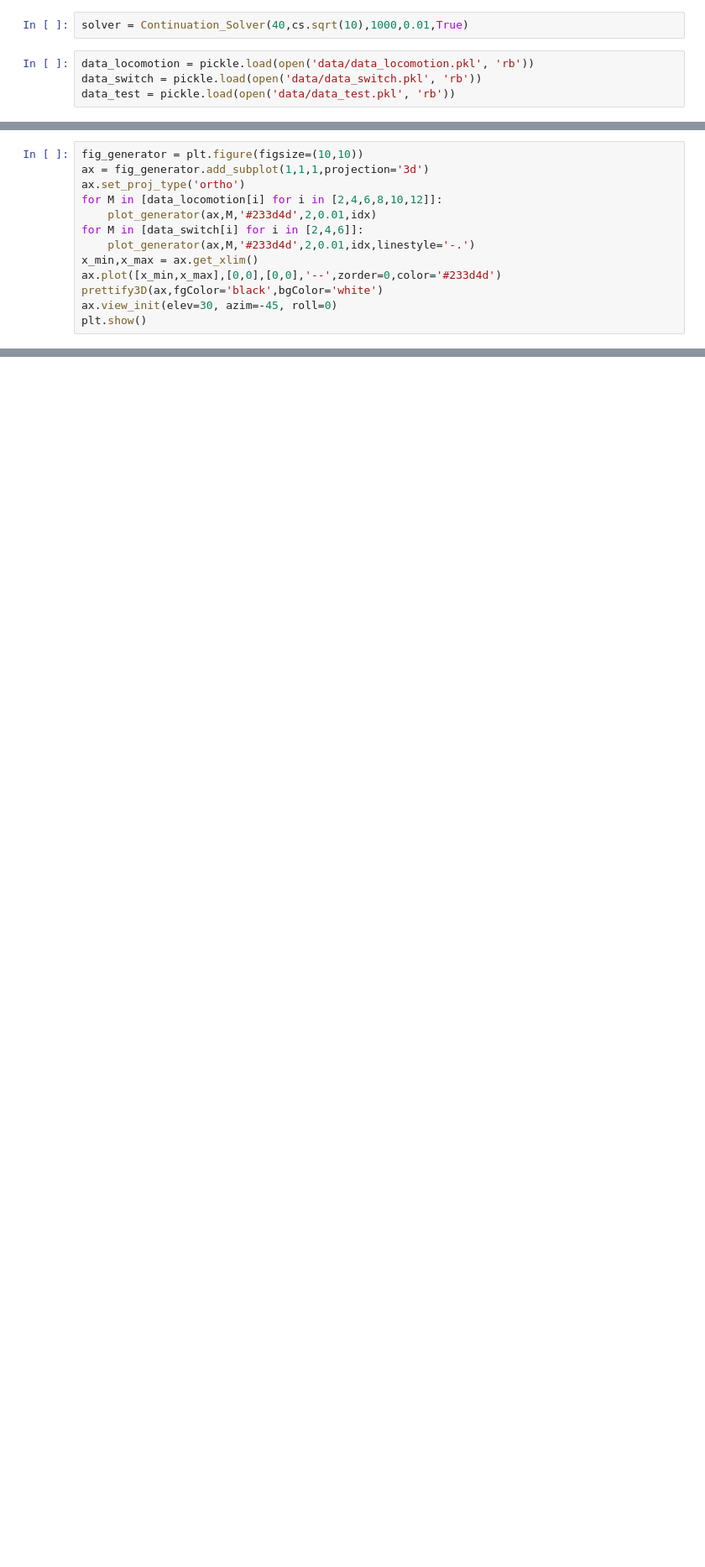
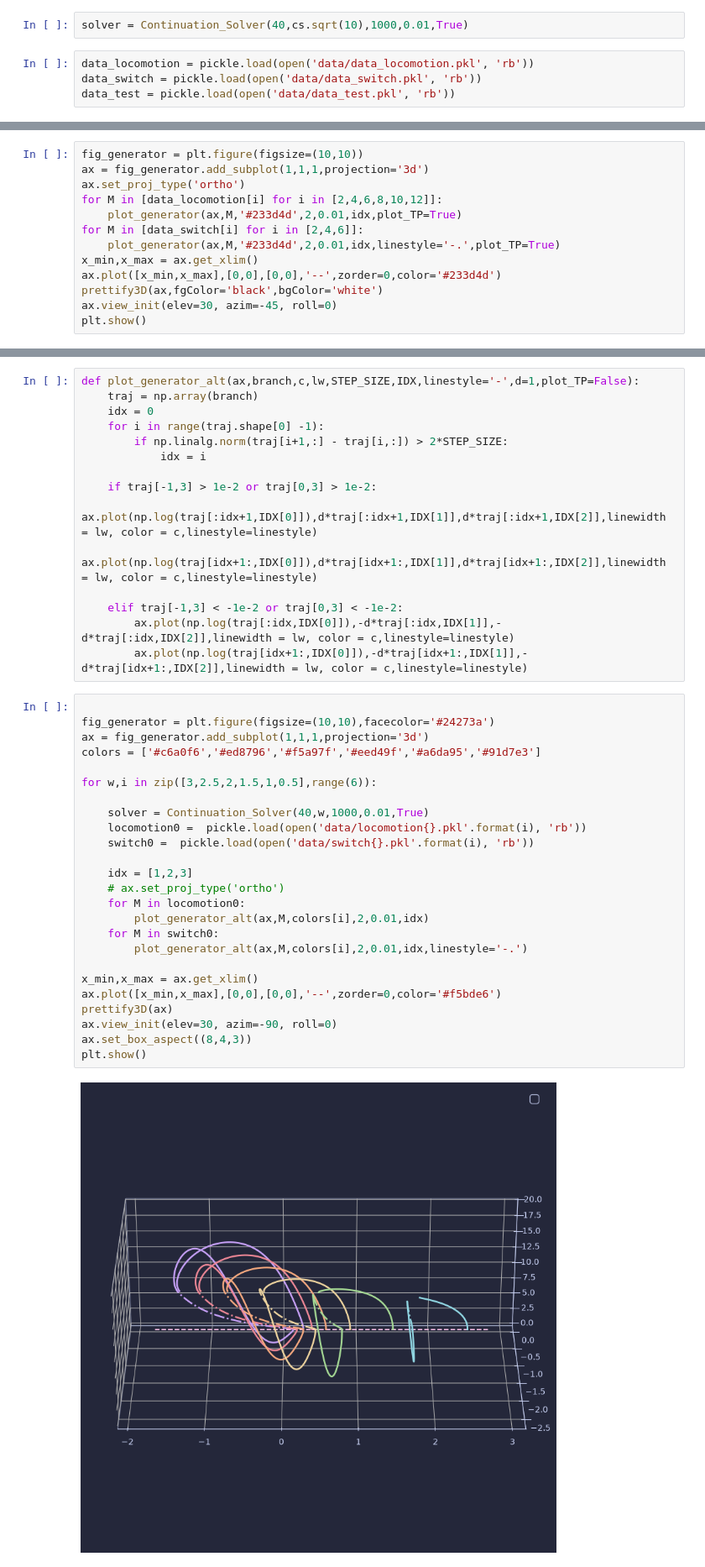
Before and after one commit to GLembrez/NMM-hopper, a Jupyter notebook: rendering.ipynb, the cells around one changed output, grey strips where cells are left out. Shown at 84% size. Saved outputs shown, nothing was run; the diff lists cells and outputs as text; blank space fills up the shorter version.

```diff
--- a/rendering.ipynb
+++ b/rendering.ipynb
@@ -138,9 +138,9 @@ fig_generator = plt.figure(figsize=(10,10))
 ax = fig_generator.add_subplot(1,1,1,projection='3d')
 ax.set_proj_type('ortho')
 for M in [data_locomotion[i] for i in [2,4,6,8,10,12]]:
-    plot_generator(ax,M,'#233d4d',2,0.01,idx)
+    plot_generator(ax,M,'#233d4d',2,0.01,idx,plot_TP=True)
 for M in [data_switch[i] for i in [2,4,6]]:
-    plot_generator(ax,M,'#233d4d',2,0.01,idx,linestyle='-.')
+    plot_generator(ax,M,'#233d4d',2,0.01,idx,linestyle='-.',plot_TP=True)
 x_min,x_max = ax.get_xlim()
 ax.plot([x_min,x_max],[0,0],[0,0],'--',zorder=0,color='#233d4d')
 prettify3D(ax,fgColor='black',bgColor='white')
@@ -236,0 +287,42 @@ ani.save("output/hopper.mp4", writer=writervideo, savefig_kwargs=dict(facecolor=
+# %%
+def plot_generator_alt(ax,branch,c,lw,STEP_SIZE,IDX,linestyle='-',d=1,plot_TP=False):
+    traj = np.array(branch)
+    idx = 0
+    for i in range(traj.shape[0] -1):
+        if np.linalg.norm(traj[i+1,:] - traj[i,:]) > 2*STEP_SIZE:
+            idx = i
+
+    if traj[-1,3] > 1e-2 or traj[0,3] > 1e-2:
+        ax.plot(np.log(traj[:idx+1,IDX[0]]),d*traj[:idx+1,IDX[1]],d*traj[:idx+1,IDX[2]],linewidth = lw, color = c,linestyle=linestyle)
+        ax.plot(np.log(traj[idx+1:,IDX[0]]),d*traj[idx+1:,IDX[1]],d*traj[idx+1:,IDX[2]],linewidth = lw, color = c,linestyle=linestyle)
+
+    elif traj[-1,3] < -1e-2 or traj[0,3] < -1e-2:
+        ax.plot(np.log(traj[:idx,IDX[0]]),-d*traj[:idx,IDX[1]],-d*traj[:idx,IDX[2]],linewidth = lw, color = c,linestyle=linestyle)
+        ax.plot(np.log(traj[idx+1:,IDX[0]]),-d*traj[idx+1:,IDX[1]],-d*traj[idx+1:,IDX[2]],linewidth = lw, color = c,linestyle=linestyle)
+# %%
+
+fig_generator = plt.figure(figsize=(10,10),facecolor='#24273a')
+ax = fig_generator.add_subplot(1,1,1,projection='3d')
+colors = ['#c6a0f6','#ed8796','#f5a97f','#eed49f','#a6da95','#91d7e3']
+
+for w,i in zip([3,2.5,2,1.5,1,0.5],range(6)):
+
+    solver = Continuation_Solver(40,w,1000,0.01,True)
+    locomotion0 =  pickle.load(open('data/locomotion{}.pkl'.format(i), 'rb'))
+    switch0 =  pickle.load(open('data/switch{}.pkl'.format(i), 'rb'))
+
+    idx = [1,2,3]
+    # ax.set_proj_type('ortho')
+    for M in locomotion0:
+        plot_generator_alt(ax,M,colors[i],2,0.01,idx)
+    for M in switch0:
+        plot_generator_alt(ax,M,colors[i],2,0.01,idx,linestyle='-.')
+
+x_min,x_max = ax.get_xlim()
+ax.plot([x_min,x_max],[0,0],[0,0],'--',zorder=0,color='#f5bde6')
+prettify3D(ax)
+ax.view_init(elev=30, azim=-90, roll=0)
+ax.set_box_aspect((8,4,3))
+plt.show()
+# %% [output]
+[figure, added]
```
Also changed, not shown: parts of 5 cells of this notebook, 4 other files.
